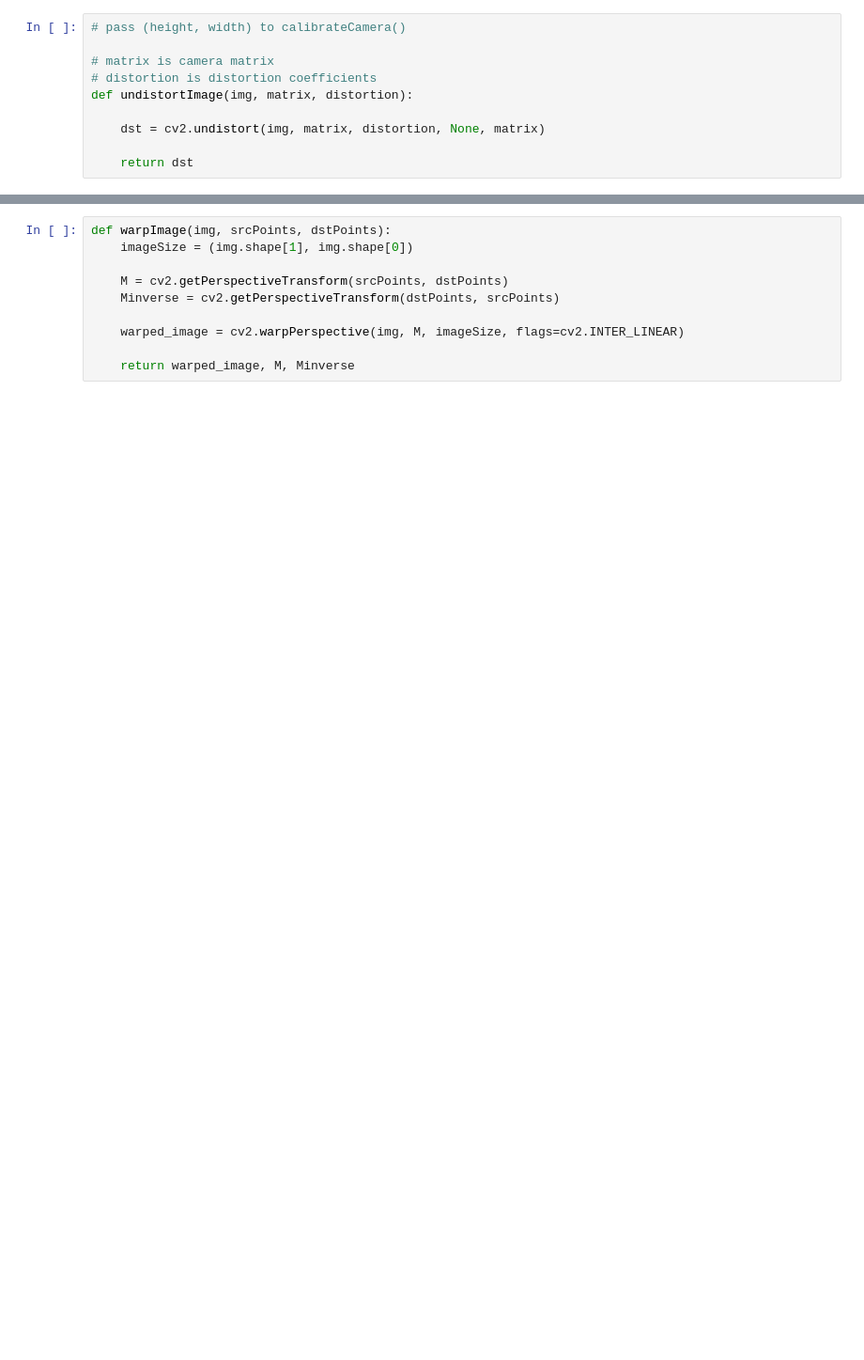
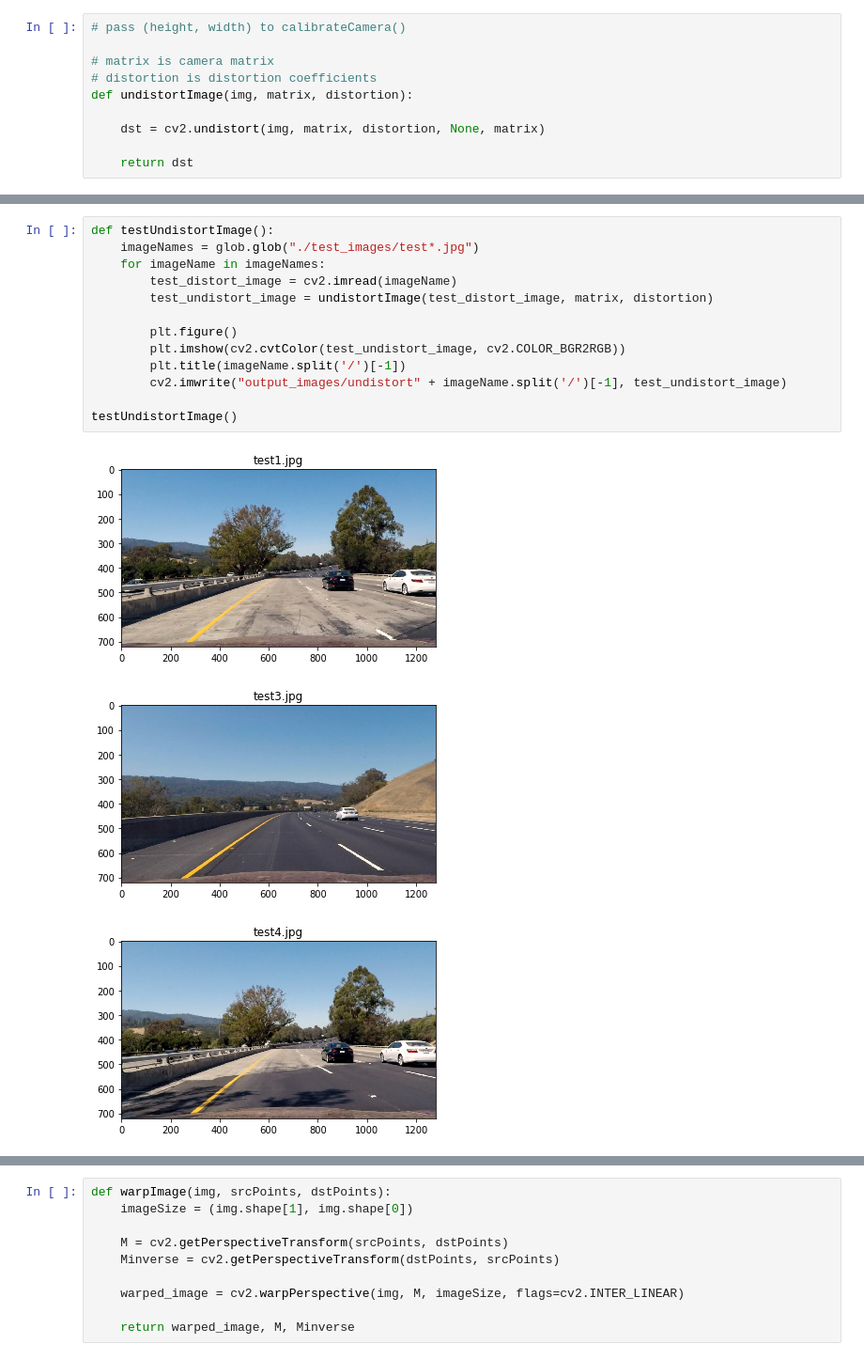
Before and after one commit to sdaheng/CarND-Advanced-Lane-Lines, a Jupyter notebook: AdvancedLaneFinding.ipynb, the cells around one changed output, grey strips where cells are left out. Shown at 94% size. Cells and saved outputs as stored; diff of their text form; blank space fills up the shorter version.

```diff
--- a/AdvancedLaneFinding.ipynb
+++ b/AdvancedLaneFinding.ipynb
@@ -69 +67,18 @@ plt.imshow(undistortImg)
 [figure]
+# %%
+def testUndistortImage():
+    imageNames = glob.glob("./test_images/test*.jpg")
+    for imageName in imageNames:
+        test_distort_image = cv2.imread(imageName)
+        test_undistort_image = undistortImage(test_distort_image, matrix, distortion)
+
+        plt.figure()
+        plt.imshow(cv2.cvtColor(test_undistort_image, cv2.COLOR_BGR2RGB))
+        plt.title(imageName.split('/')[-1])
+        cv2.imwrite("output_images/undistort" + imageName.split('/')[-1], test_undistort_image)
+
+testUndistortImage()
+# %% [output]
+[figure, added]
+[figure, added]
+[figure, added]
```
Also changed, not shown: parts of 23 cells of this notebook, 2 other files.
